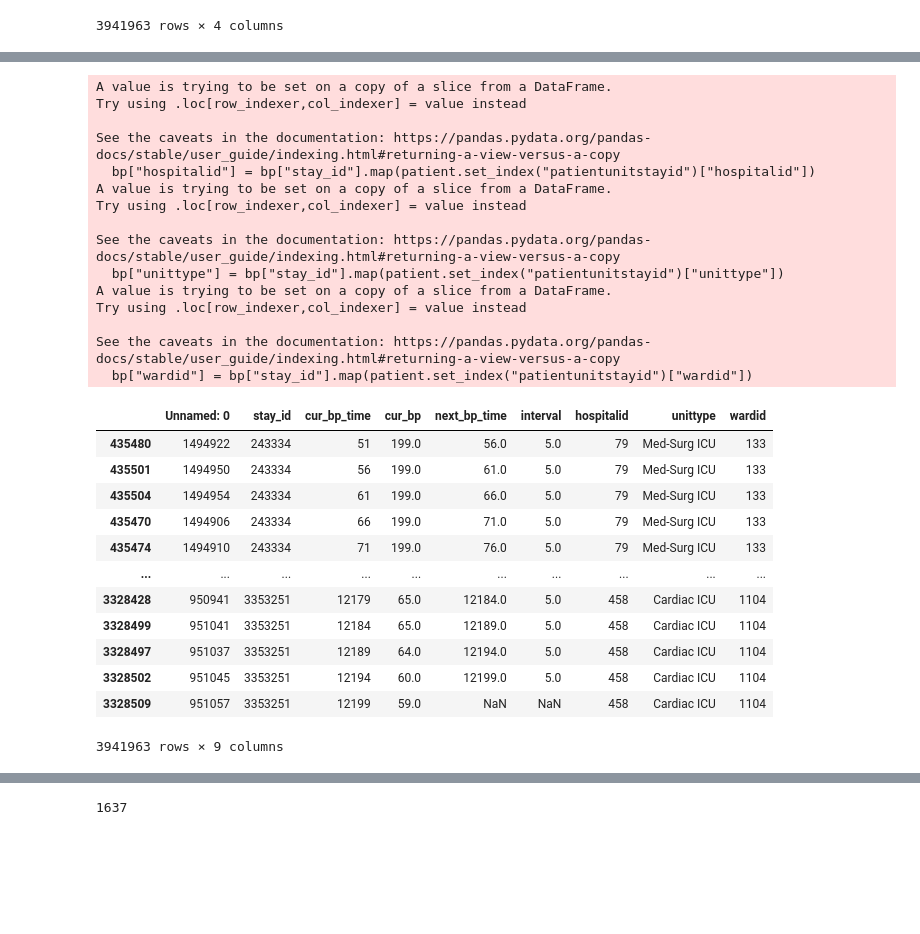
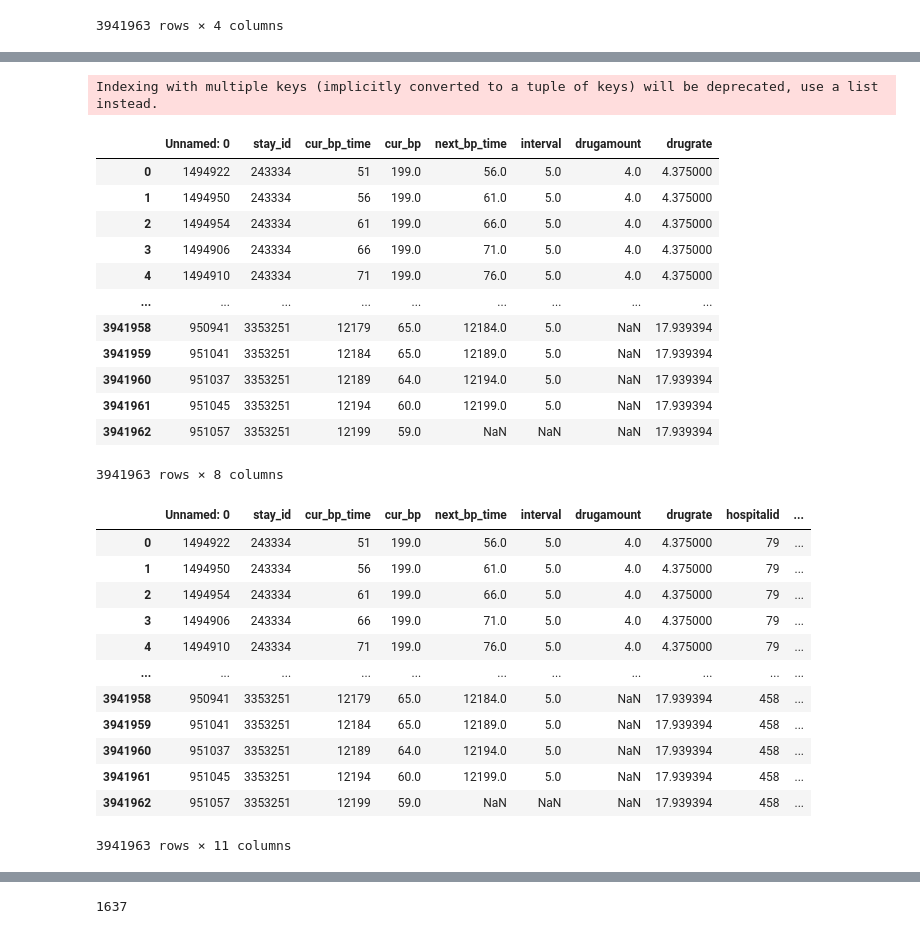
Before and after one commit to EytanSlotnik/FinalProjDS, a Jupyter notebook: notebooks/proporsal.ipynb, the cells around one changed output, grey strips where cells are left out. Drawn from its saved outputs; the diff is of its cells as text; code cells hidden in the pictures; blank space fills up the shorter version.

```diff
--- a/notebooks/proporsal.ipynb
+++ b/notebooks/proporsal.ipynb
@@ -134,6 +132,31 @@ See the caveats in the documentation: https://pandas.pydata.org/pandas-docs/stab
 | 3328502 | 951045 | 3353251 | 12194 | 60.0 | 12199.0 | 5.0 |
 | 3328509 | 951057 | 3353251 | 12199 | 59.0 | NaN | NaN |
 3941963 rows × 6 columns
+# %%
+# add amount of NOR
+drug["drugrate"] = pd.to_numeric(drug["drugrate"], errors='coerce')
+avg_nor = drug.groupby("patientunitstayid")["drugamount", "drugrate"].mean()
+
+avg_nor = avg_nor.reset_index()
+avg_nor
+bp = pd.merge(bp, avg_nor, how="left", left_on="stay_id", right_on="patientunitstayid")
+bp.drop('patientunitstayid', axis=1, inplace=True)
+bp
+# %% [output]
+Indexing with multiple keys (implicitly converted to a tuple of keys) will be deprecated, use a list instead.
+|  | Unnamed: 0 | stay_id | cur_bp_time | cur_bp | next_bp_time | interval | drugamount | drugrate |
+| 0 | 1494922 | 243334 | 51 | 199.0 | 56.0 | 5.0 | 4.0 | 4.375000 |
+| 1 | 1494950 | 243334 | 56 | 199.0 | 61.0 | 5.0 | 4.0 | 4.375000 |
+| 2 | 1494954 | 243334 | 61 | 199.0 | 66.0 | 5.0 | 4.0 | 4.375000 |
+| 3 | 1494906 | 243334 | 66 | 199.0 | 71.0 | 5.0 | 4.0 | 4.375000 |
+| 4 | 1494910 | 243334 | 71 | 199.0 | 76.0 | 5.0 | 4.0 | 4.375000 |
+| ... | ... | ... | ... | ... | ... | ... | ... | ... |
+| 3941958 | 950941 | 3353251 | 12179 | 65.0 | 12184.0 | 5.0 | NaN | 17.939394 |
+| 3941959 | 951041 | 3353251 | 12184 | 65.0 | 12189.0 | 5.0 | NaN | 17.939394 |
+| 3941960 | 951037 | 3353251 | 12189 | 64.0 | 12194.0 | 5.0 | NaN | 17.939394 |
+| 3941961 | 951045 | 3353251 | 12194 | 60.0 | 12199.0 | 5.0 | NaN | 17.939394 |
+| 3941962 | 951057 | 3353251 | 12199 | 59.0 | NaN | NaN | NaN | 17.939394 |
+3941963 rows × 8 columns
 # %%
 # add column of hospitalid, unittype and wardid to the bp table corelated to patientunitstayid
 bp["hospitalid"] = bp["stay_id"].map(patient.set_index("patientunitstayid")["hospitalid"])
@@ -141,31 +164,16 @@ bp["unittype"] = bp["stay_id"].map(patient.set_index("patientunitstayid")["unitt
 bp["wardid"] = bp["stay_id"].map(patient.set_index("patientunitstayid")["wardid"])
 bp
 # %% [output]
+|  | Unnamed: 0 | stay_id | cur_bp_time | cur_bp | next_bp_time | interval | drugamount | drugrate | hospitalid | ... |
+| 0 | 1494922 | 243334 | 51 | 199.0 | 56.0 | 5.0 | 4.0 | 4.375000 | 79 | ... |
+| 1 | 1494950 | 243334 | 56 | 199.0 | 61.0 | 5.0 | 4.0 | 4.375000 | 79 | ... |
+| 2 | 1494954 | 243334 | 61 | 199.0 | 66.0 | 5.0 | 4.0 | 4.375000 | 79 | ... |
+| 3 | 1494906 | 243334 | 66 | 199.0 | 71.0 | 5.0 | 4.0 | 4.375000 | 79 | ... |
+| 4 | 1494910 | 243334 | 71 | 199.0 | 76.0 | 5.0 | 4.0 | 4.375000 | 79 | ... |
+| ... | ... | ... | ... | ... | ... | ... | ... | ... | ... | ... |
+| 3941958 | 950941 | 3353251 | 12179 | 65.0 | 12184.0 | 5.0 | NaN | 17.939394 | 458 | ... |
+| 3941959 | 951041 | 3353251 | 12184 | 65.0 | 12189.0 | 5.0 | NaN | 17.939394 | 458 | ... |
+| 3941960 | 951037 | 3353251 | 12189 | 64.0 | 12194.0 | 5.0 | NaN | 17.939394 | 458 | ... |
+| 3941961 | 951045 | 3353251 | 12194 | 60.0 | 12199.0 | 5.0 | NaN | 17.939394 | 458 | ... |
+| 3941962 | 951057 | 3353251 | 12199 | 59.0 | NaN | NaN | NaN | 17.939394 | 458 | ... |
-A value is trying to be set on a copy of a slice from a DataFrame.
-Try using .loc[row_indexer,col_indexer] = value instead
-
-See the caveats in the documentation: https://pandas.pydata.org/pandas-docs/stable/user_guide/indexing.html#returning-a-view-versus-a-copy
-  bp["hospitalid"] = bp["stay_id"].map(patient.set_index("patientunitstayid")["hospitalid"])
-A value is trying to be set on a copy of a slice from a DataFrame.
-Try using .loc[row_indexer,col_indexer] = value instead
-
-See the caveats in the documentation: https://pandas.pydata.org/pandas-docs/stable/user_guide/indexing.html#returning-a-view-versus-a-copy
-  bp["unittype"] = bp["stay_id"].map(patient.set_index("patientunitstayid")["unittype"])
-A value is trying to be set on a copy of a slice from a DataFrame.
-Try using .loc[row_indexer,col_indexer] = value instead
-
-See the caveats in the documentation: https://pandas.pydata.org/pandas-docs/stable/user_guide/indexing.html#returning-a-view-versus-a-copy
-  bp["wardid"] = bp["stay_id"].map(patient.set_index("patientunitstayid")["wardid"])
+3941963 rows × 11 columns
-|  | Unnamed: 0 | stay_id | cur_bp_time | cur_bp | next_bp_time | interval | hospitalid | unittype | wardid |
-| 435480 | 1494922 | 243334 | 51 | 199.0 | 56.0 | 5.0 | 79 | Med-Surg ICU | 133 |
-| 435501 | 1494950 | 243334 | 56 | 199.0 | 61.0 | 5.0 | 79 | Med-Surg ICU | 133 |
-| 435504 | 1494954 | 243334 | 61 | 199.0 | 66.0 | 5.0 | 79 | Med-Surg ICU | 133 |
-| 435470 | 1494906 | 243334 | 66 | 199.0 | 71.0 | 5.0 | 79 | Med-Surg ICU | 133 |
-| 435474 | 1494910 | 243334 | 71 | 199.0 | 76.0 | 5.0 | 79 | Med-Surg ICU | 133 |
-| ... | ... | ... | ... | ... | ... | ... | ... | ... | ... |
-| 3328428 | 950941 | 3353251 | 12179 | 65.0 | 12184.0 | 5.0 | 458 | Cardiac ICU | 1104 |
-| 3328499 | 951041 | 3353251 | 12184 | 65.0 | 12189.0 | 5.0 | 458 | Cardiac ICU | 1104 |
-| 3328497 | 951037 | 3353251 | 12189 | 64.0 | 12194.0 | 5.0 | 458 | Cardiac ICU | 1104 |
-| 3328502 | 951045 | 3353251 | 12194 | 60.0 | 12199.0 | 5.0 | 458 | Cardiac ICU | 1104 |
-| 3328509 | 951057 | 3353251 | 12199 | 59.0 | NaN | NaN | 458 | Cardiac ICU | 1104 |
-3941963 rows × 9 columns
```
Also changed, not shown: parts of 7 cells of this notebook.
